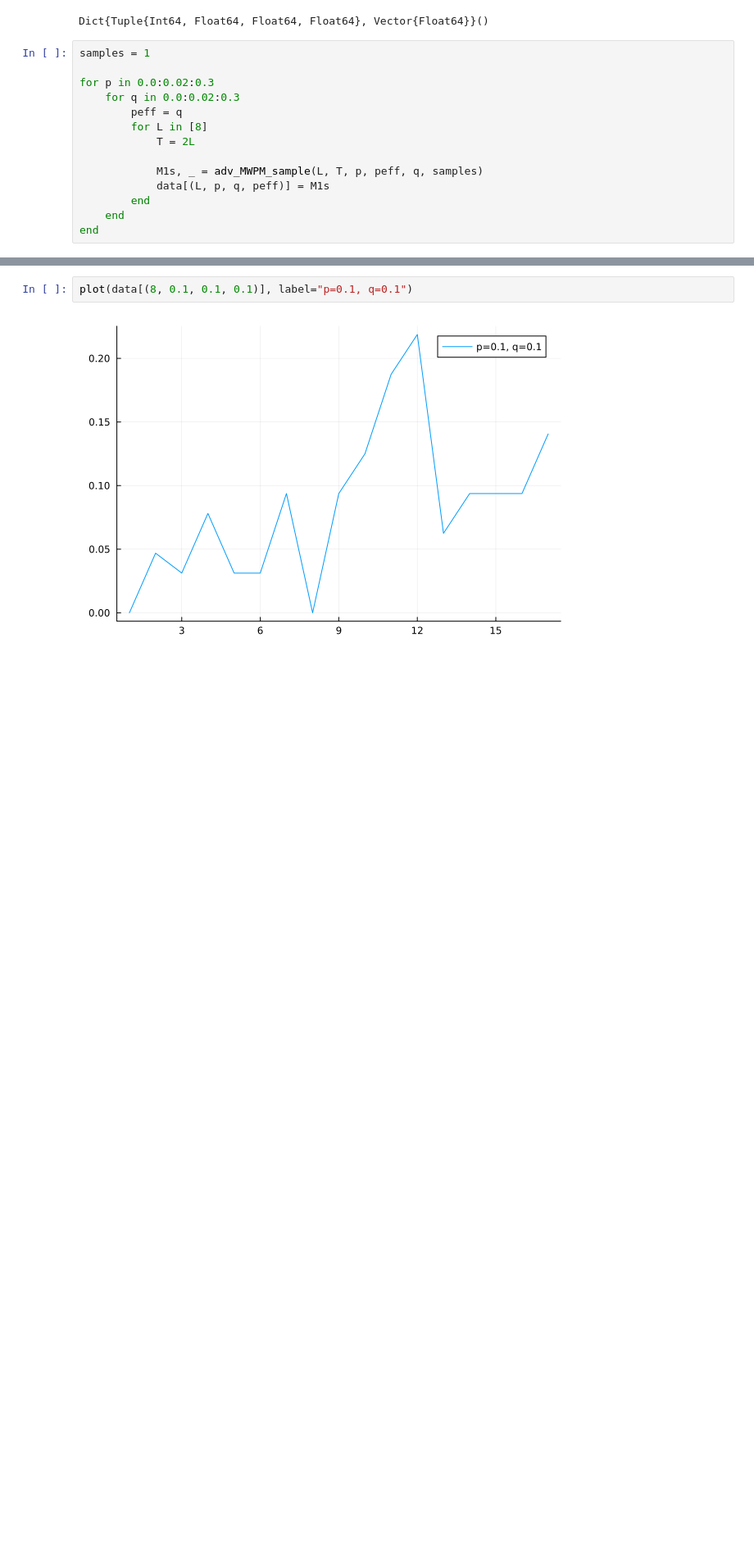
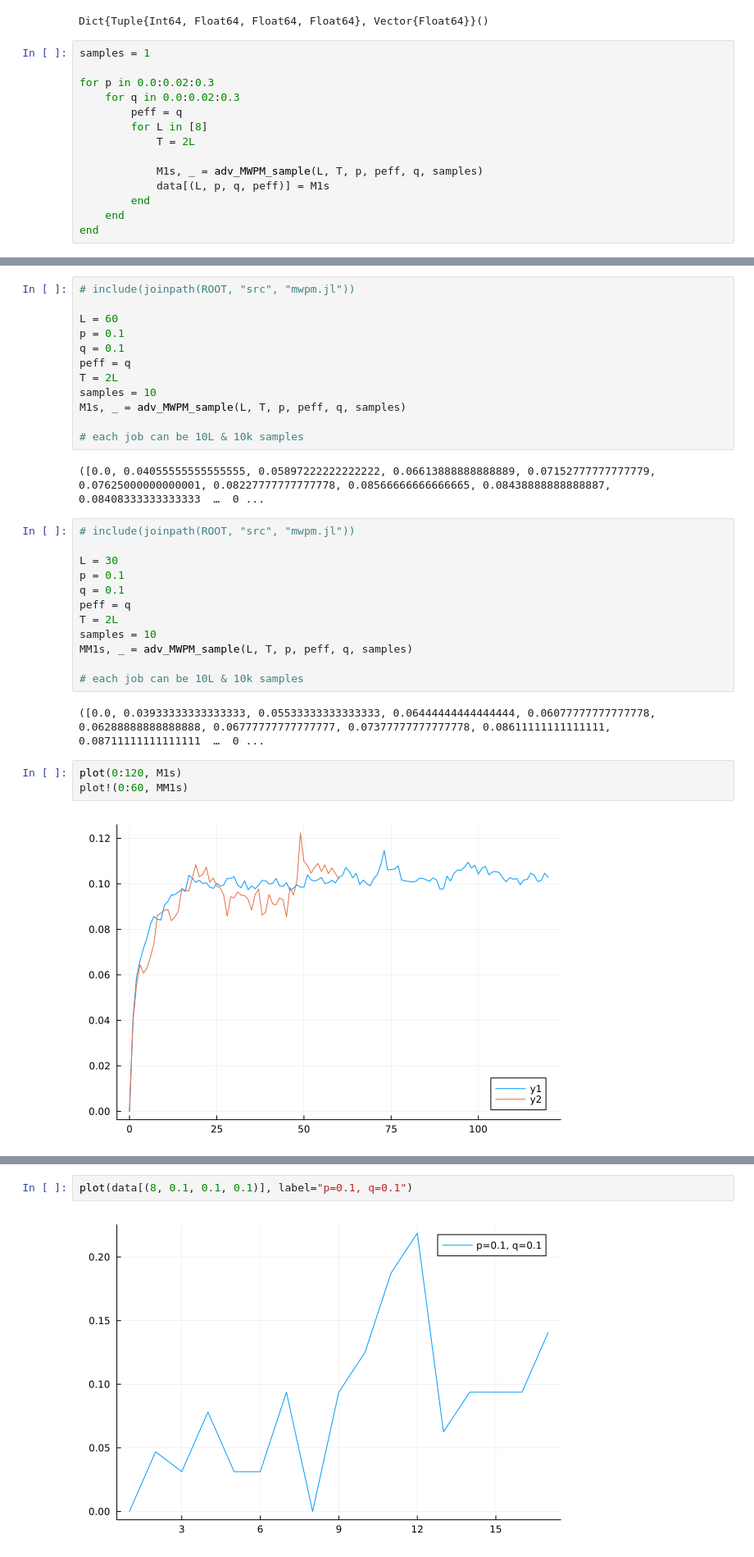
Before and after one commit to jahauser/single_shot, a Jupyter notebook: notebooks/26_02_24.ipynb, the cells around one changed output, grey strips where cells are left out. Shown at 82% size. Saved outputs shown, nothing was run; the diff lists cells and outputs as text; blank space fills up the shorter version.

Commit message:
visualizing decoder

```diff
--- a/notebooks/26_02_24.ipynb
+++ b/notebooks/26_02_24.ipynb
@@ -192,0 +222,33 @@ end
+# %%
+# include(joinpath(ROOT, "src", "mwpm.jl"))
+
+L = 60
+p = 0.1
+q = 0.1
+peff = q
+T = 2L
+samples = 10
+M1s, _ = adv_MWPM_sample(L, T, p, peff, q, samples)
+
+# each job can be 10L & 10k samples
+# %% [output]
+([0.0, 0.04055555555555555, 0.05897222222222222, 0.06613888888888889, 0.07152777777777779, 0.07625000000000001, 0.08227777777777778, 0.08566666666666665, 0.08438888888888887, 0.08408333333333333  …  0 ...
+# %%
+# include(joinpath(ROOT, "src", "mwpm.jl"))
+
+L = 30
+p = 0.1
+q = 0.1
+peff = q
+T = 2L
+samples = 10
+MM1s, _ = adv_MWPM_sample(L, T, p, peff, q, samples)
+
+# each job can be 10L & 10k samples
+# %% [output]
+([0.0, 0.03933333333333333, 0.05533333333333333, 0.06444444444444444, 0.06077777777777778, 0.06288888888888888, 0.06777777777777777, 0.07377777777777778, 0.08611111111111111, 0.08711111111111111  …  0 ...
+# %%
+plot(0:120, M1s)
+plot!(0:60, MM1s)
+# %% [output]
+[figure, added]
```
Also changed, not shown: parts of 54 cells of this notebook, 11 other files.
